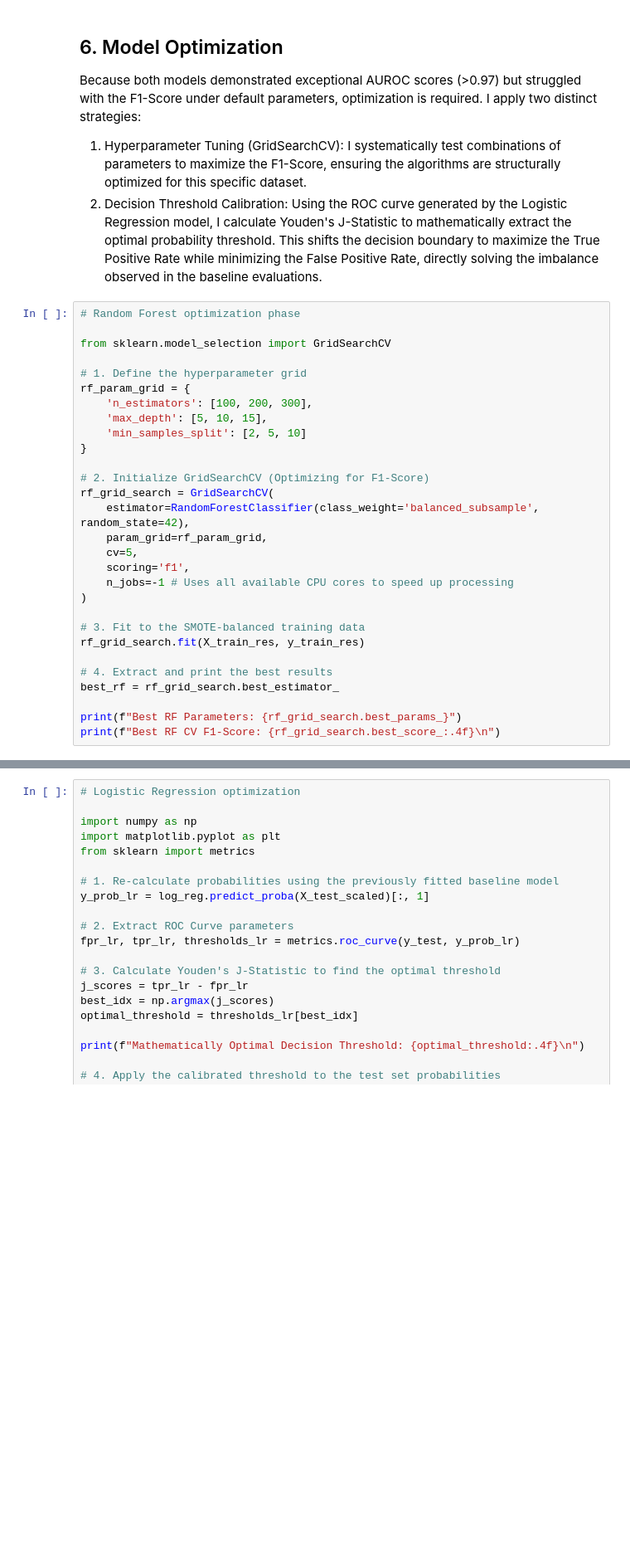
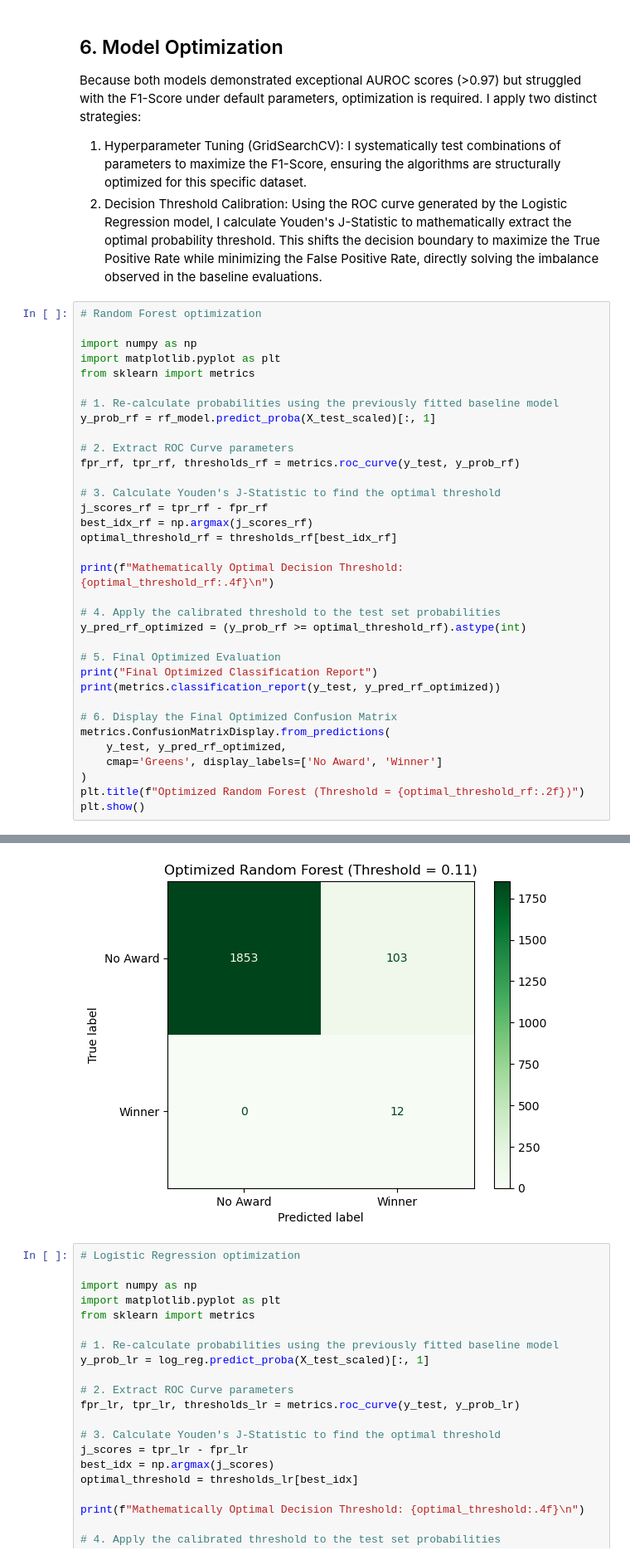
Before and after one commit to thanhtnguyen10/game_award_prediction, a Jupyter notebook: modelling.ipynb, the cells around one changed output, grey strips where cells are left out. Shown at 83% size. Drawn from its saved outputs; the diff is of its cells as text; blank space fills up the shorter version.

```diff
--- a/modelling.ipynb
+++ b/modelling.ipynb
@@ -322,32 +322,37 @@ Because both models demonstrated exceptional AUROC scores (>0.97) but struggled
 1. Hyperparameter Tuning (GridSearchCV): I systematically test combinations of parameters to maximize the F1-Score, ensuring the algorithms are structurally optimized for this specific dataset.
 2. Decision Threshold Calibration: Using the ROC curve generated by the Logistic Regression model, I calculate Youden's J-Statistic to mathematically extract the optimal probability threshold. This shifts the decision boundary to maximize the True Positive Rate while minimizing the False Positive Rate, directly solving the imbalance observed in the baseline evaluations.
 # %%
-# Random Forest optimization phase
+# Random Forest optimization
 
-from sklearn.model_selection import GridSearchCV
+import numpy as np
+import matplotlib.pyplot as plt
+from sklearn import metrics
 
-# 1. Define the hyperparameter grid
-rf_param_grid = {
-    'n_estimators': [100, 200, 300],
-    'max_depth': [5, 10, 15],
-    'min_samples_split': [2, 5, 10]
-}
+# 1. Re-calculate probabilities using the previously fitted baseline model
+y_prob_rf = rf_model.predict_proba(X_test_scaled)[:, 1]
 
-# 2. Initialize GridSearchCV (Optimizing for F1-Score)
-rf_grid_search = GridSearchCV(
-    estimator=RandomForestClassifier(class_weight='balanced_subsample', random_state=42),
-    param_grid=rf_param_grid,
-    cv=5,
-    scoring='f1',
-    n_jobs=-1 # Uses all available CPU cores to speed up processing
+# 2. Extract ROC Curve parameters
+fpr_rf, tpr_rf, thresholds_rf = metrics.roc_curve(y_test, y_prob_rf)
+
+# 3. Calculate Youden's J-Statistic to find the optimal threshold
+j_scores_rf = tpr_rf - fpr_rf
+best_idx_rf = np.argmax(j_scores_rf)
+optimal_threshold_rf = thresholds_rf[best_idx_rf]
+
+print(f"Mathematically Optimal Decision Threshold: {optimal_threshold_rf:.4f}\n")
+
+# 4. Apply the calibrated threshold to the test set probabilities
+y_pred_rf_optimized = (y_prob_rf >= optimal_threshold_rf).astype(int)
+
+# 5. Final Optimized Evaluation
+print("Final Optimized Classification Report")
+print(metrics.classification_report(y_test, y_pred_rf_optimized))
+
+# 6. Display the Final Optimized Confusion Matrix
+metrics.ConfusionMatrixDisplay.from_predictions(
+    y_test, y_pred_rf_optimized,
+    cmap='Greens', display_labels=['No Award', 'Winner']
 )
-
-# 3. Fit to the SMOTE-balanced training data
-rf_grid_search.fit(X_train_res, y_train_res)
-
-# 4. Extract and print the best results
-best_rf = rf_grid_search.best_estimator_
-
-print(f"Best RF Parameters: {rf_grid_search.best_params_}")
-print(f"Best RF CV F1-Score: {rf_grid_search.best_score_:.4f}\n")
+plt.title(f"Optimized Random Forest (Threshold = {optimal_threshold_rf:.2f})")
+plt.show()
 # %% [output]
@@ -356,3 +370,4 @@ Best RF CV F1-Score: 0.9575
+[figure, added]
 # %%
 # Logistic Regression optimization
 
```
Also changed, not shown: parts of 1 cell of this notebook.
